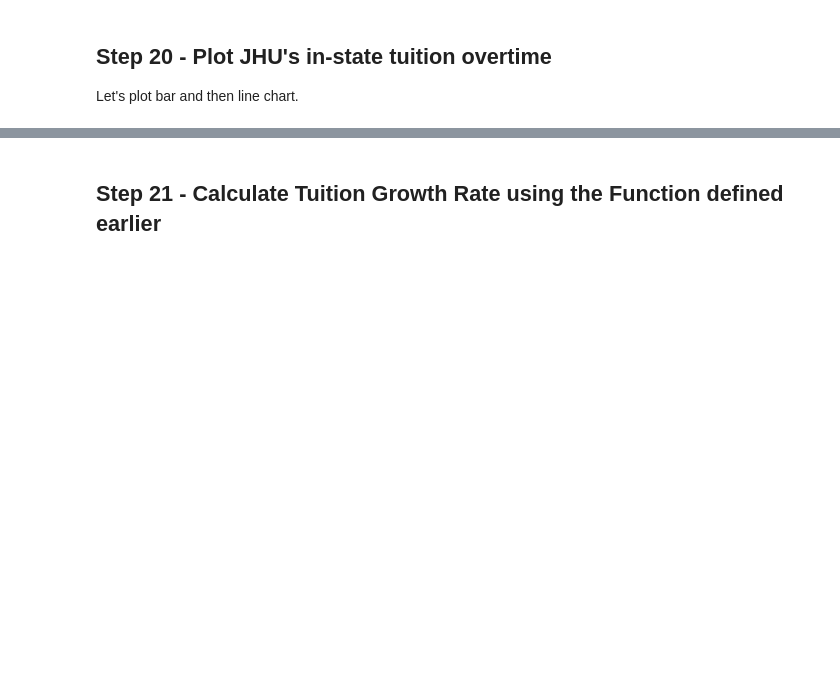
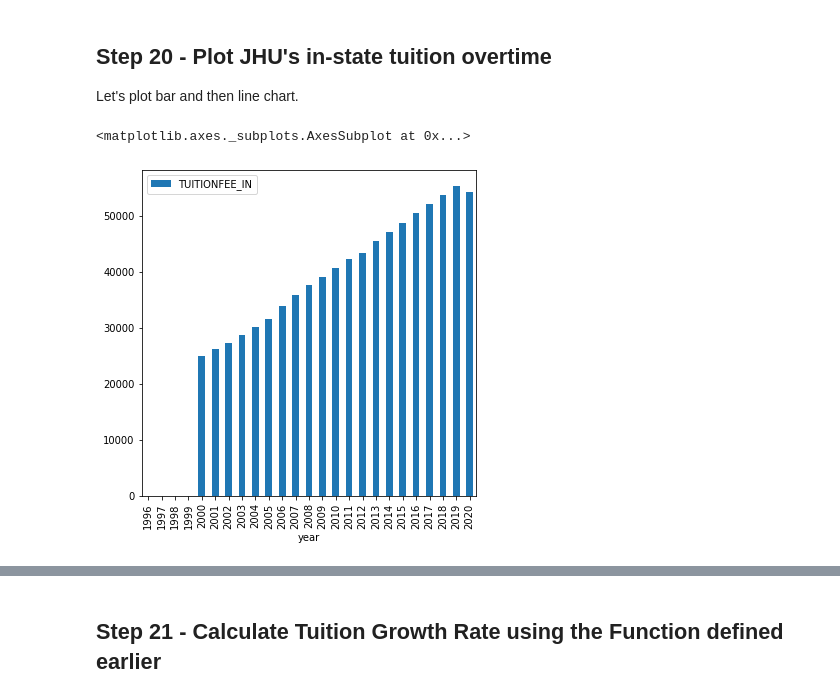
Before and after one commit to Zarak00/Data690_fall2022, a Jupyter notebook: assignments_06/assignment_06.ipynb, the cells around one changed output, grey strips where cells are left out. Cells and saved outputs as stored; diff of their text form; code cells hidden in the pictures; blank space fills up the shorter version.

```diff
--- a/assignments_06/assignment_06.ipynb
+++ b/assignments_06/assignment_06.ipynb
@@ -511,0 +525,4 @@ The dataframe contains many years of data of all U.S. colleges. Let's just look
+# %%
+#(Write code here)
+df_2 = df_all[df_all["INSTNM"].str.contains("Johns Hopkins University")]
+print(df_2)
@@ -516,6 +551,11 @@ Let's plot bar and then line chart.
 # %%
 # <14>
 # Plot JHU's in-state tuition overtime from 1996 to 2019.
 # Let's plot bar and line chart together
 
 #(Write code here)
+
+df_2.plot(kind='bar', x='year', y='TUITIONFEE_IN', figsize=(6,6))
+# %% [output]
+<matplotlib.axes._subplots.AxesSubplot at 0x...>
+[figure, added]
```
Also changed, not shown: parts of 28 cells of this notebook.
